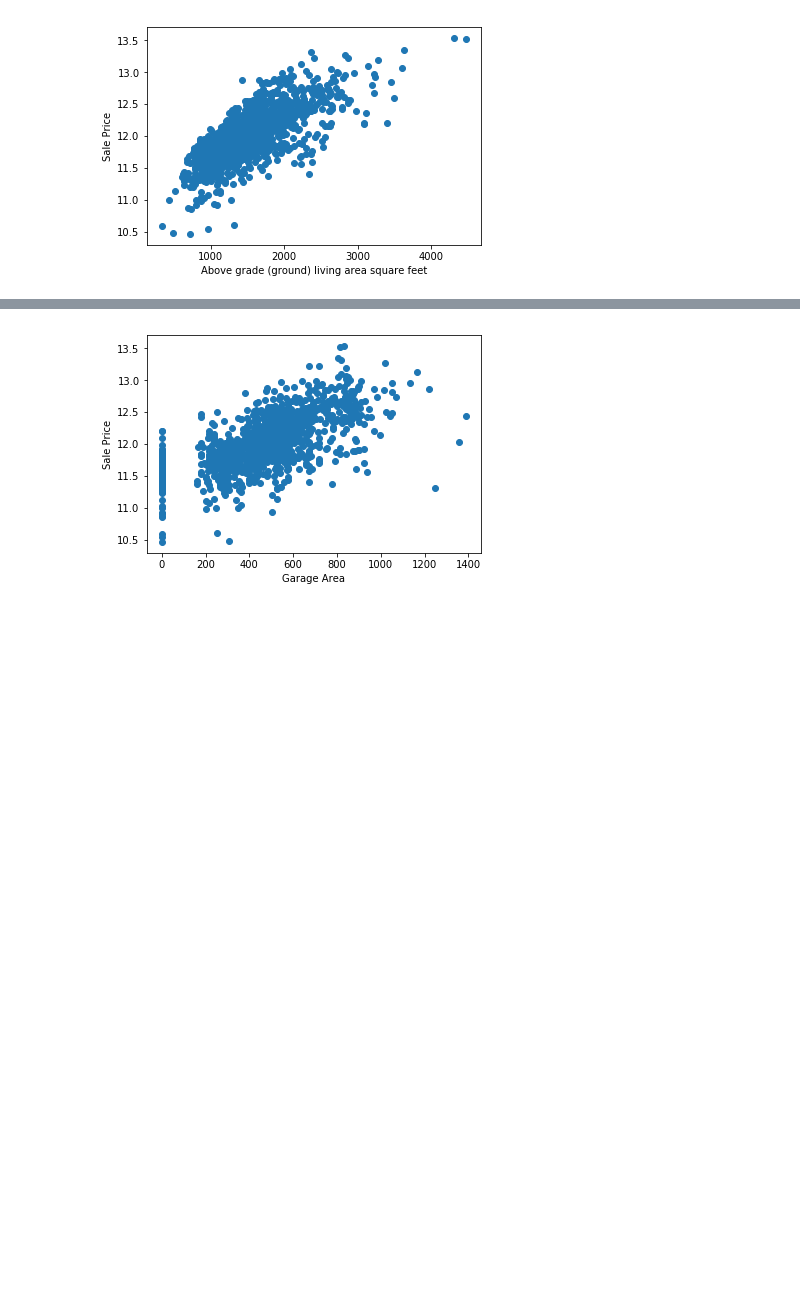
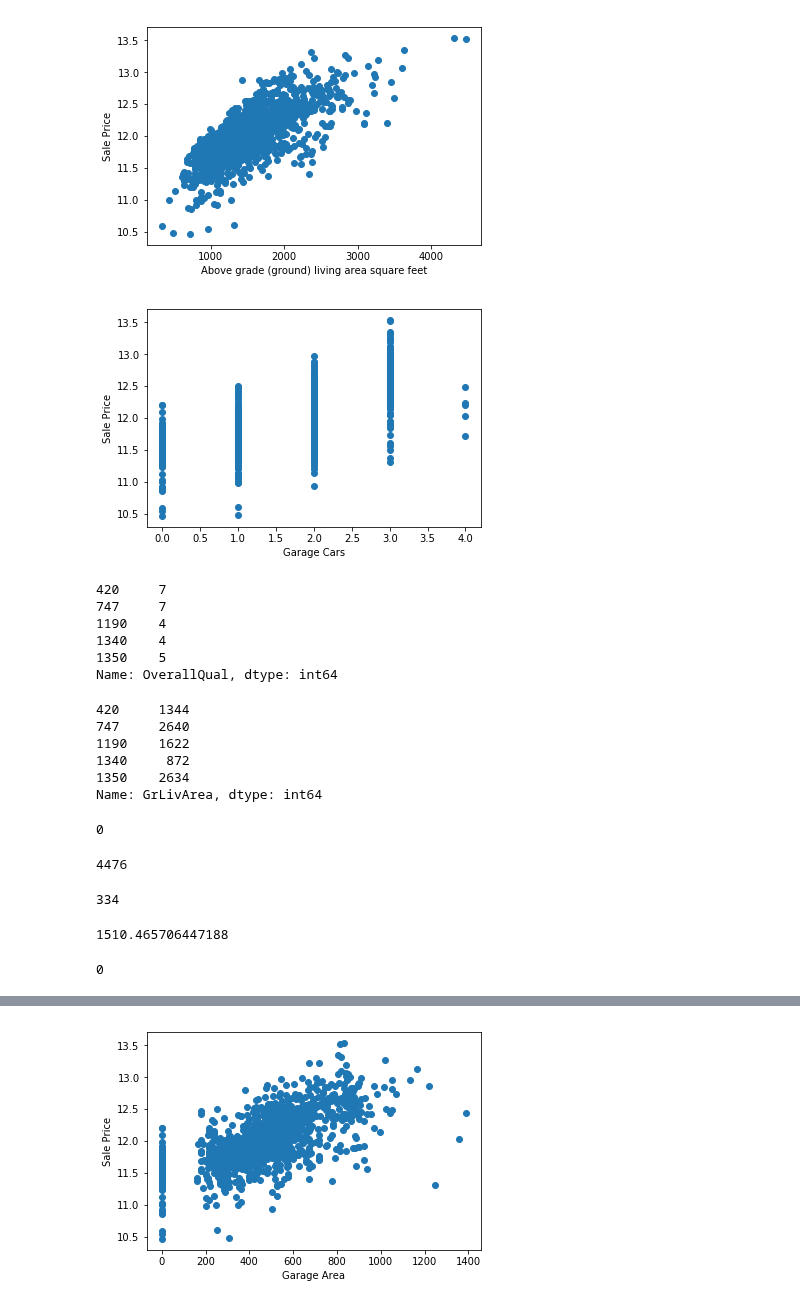
Before and after one commit to rahulvaish/MachineLearning-Python, a Jupyter notebook: HPC.ipynb, the cells around one changed output, grey strips where cells are left out. Saved outputs shown, nothing was run; the diff lists cells and outputs as text; code cells hidden in the pictures; blank space fills up the shorter version.

```diff
--- a/HPC.ipynb
+++ b/HPC.ipynb
@@ -217 +217,8 @@ plt.show()
 #REASON: This is the third most promising/driving factor.
+# %%
+plt.scatter(x=df['GarageCars'],y=np.log(df.SalePrice))
+plt.ylabel('Sale Price')
+plt.xlabel('Garage Cars')
+plt.show()
+# %% [output]
+[figure, added]
@@ -217,0 +227,35 @@ plt.show()
+# %%
+outliner_check = df[df['GarageCars'] == 4]
+outliner_check['OverallQual']
+# %% [output]
+420     7
+747     7
+1190    4
+1340    4
+1350    5
+Name: OverallQual, dtype: int64
+# %%
+outliner_check['GrLivArea']
+# %% [output]
+420     1344
+747     2640
+1190    1622
+1340     872
+1350    2634
+Name: GrLivArea, dtype: int64
+# %%
+df['GrLivArea'].isnull().sum()
+# %% [output]
+0
+# %%
+max(df['GrLivArea'])
+# %% [output]
+4476
+# %%
+min(df['GrLivArea'])
+# %% [output]
+334
+# %%
+df['GrLivArea'].mean()
+# %% [output]
+1510.465706447188
@@ -217,0 +264,4 @@ plt.show()
+# %%
+df['GarageCars'].isnull().sum()
+# %% [output]
+0
```
Also changed, not shown: parts of 8 cells of this notebook.
